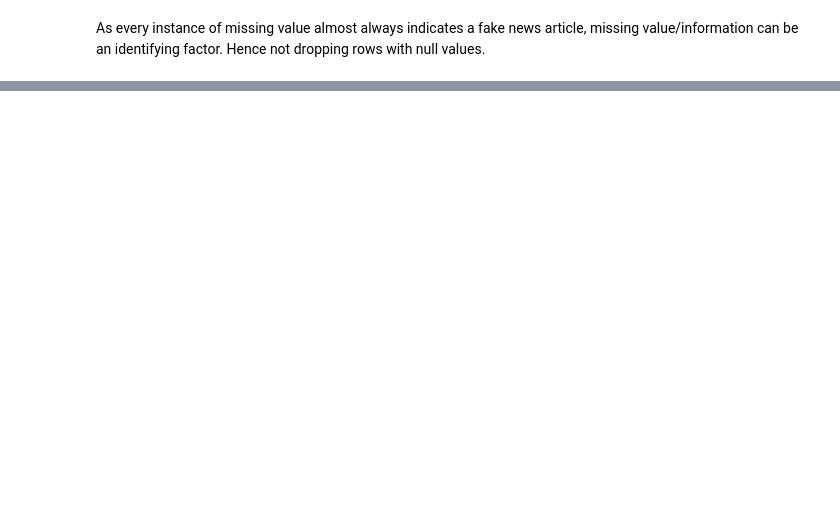
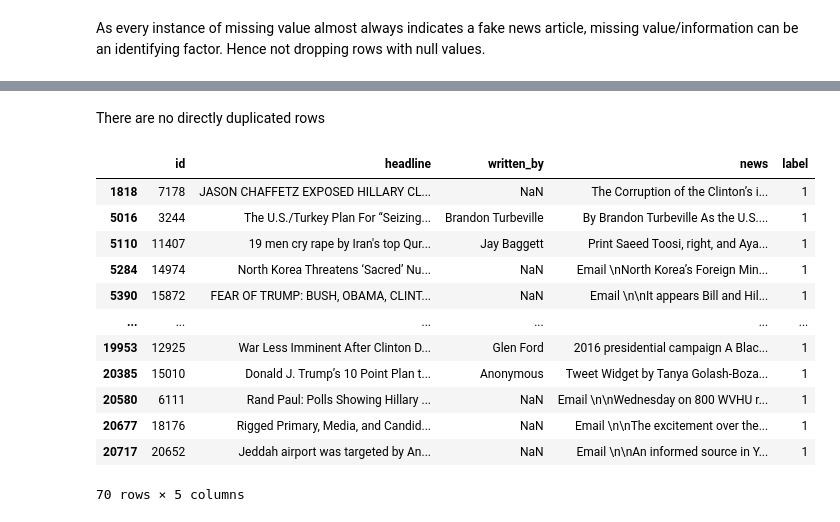
Before and after one commit to kanaishk/Fake-News-Detection, a Jupyter notebook: EDA.ipynb, the cells around one changed output, grey strips where cells are left out. Saved outputs shown, nothing was run; the diff lists cells and outputs as text; code cells hidden in the pictures; blank space fills up the shorter version.

```diff
--- a/EDA.ipynb
+++ b/EDA.ipynb
@@ -140,0 +181,18 @@ As every instance of missing value almost always indicates a fake news article,
+# %% [markdown]
+There are no directly duplicated rows
+# %%
+df_dup_headline[df_dup_headline.duplicated(['headline', 'news'])]
+# %% [output]
+|  | id | headline | written_by | news | label |
+| 1818 | 7178 | JASON CHAFFETZ EXPOSED HILLARY CL... | NaN | The Corruption of the Clinton’s i... | 1 |
+| 5016 | 3244 | The U.S./Turkey Plan For “Seizing... | Brandon Turbeville | By Brandon Turbeville As the U.S.... | 1 |
+| 5110 | 11407 | 19 men cry rape by Iran's top Qur... | Jay Baggett | Print Saeed Toosi, right, and Aya... | 1 |
+| 5284 | 14974 | North Korea Threatens ‘Sacred’ Nu... | NaN | Email \nNorth Korea’s Foreign Min... | 1 |
+| 5390 | 15872 | FEAR OF TRUMP: BUSH, OBAMA, CLINT... | NaN | Email \n\nIt appears Bill and Hil... | 1 |
+| ... | ... | ... | ... | ... | ... |
+| 19953 | 12925 | War Less Imminent After Clinton D... | Glen Ford | 2016 presidential campaign A Blac... | 1 |
+| 20385 | 15010 | Donald J. Trump’s 10 Point Plan t... | Anonymous | Tweet Widget by Tanya Golash-Boza... | 1 |
+| 20580 | 6111 | Rand Paul: Polls Showing Hillary ... | NaN | Email \n\nWednesday on 800 WVHU r... | 1 |
+| 20677 | 18176 | Rigged Primary, Media, and Candid... | NaN | Email \n\nThe excitement over the... | 1 |
+| 20717 | 20652 | Jeddah airport was targeted by An... | NaN | Email \n\nAn informed source in Y... | 1 |
+70 rows × 5 columns
```
Also changed, not shown: parts of 39 cells of this notebook.
